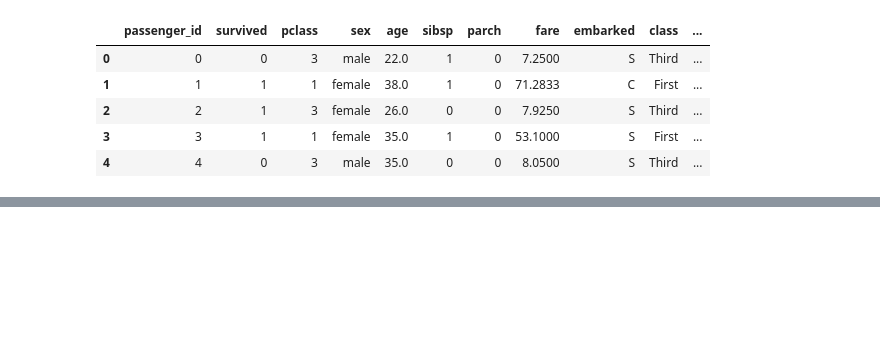
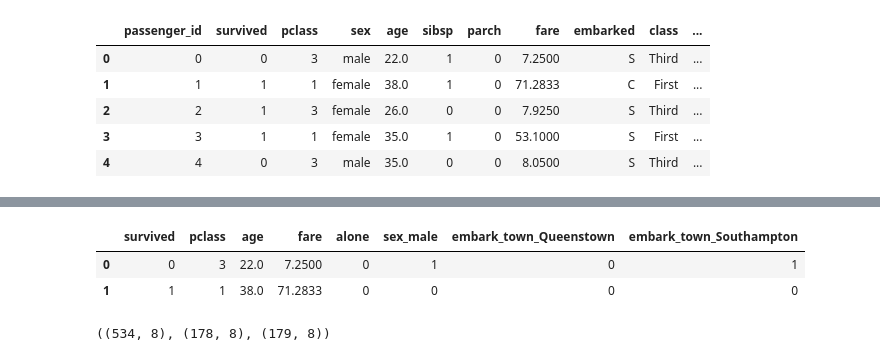
Before and after one commit to Larry-Holmes/classification-exercises, a Jupyter notebook: model.ipynb, the cells around one changed output, grey strips where cells are left out. Drawn from its saved outputs; the diff is of its cells as text; code cells hidden in the pictures; blank space fills up the shorter version.

```diff
--- a/model.ipynb
+++ b/model.ipynb
@@ -764,0 +892,13 @@ df
+# %%
+titanic3 = acquire.get_titanic_data()
+# %%
+titanic3 = prepare.prep_titanic(titanic3)
+# %%
+titanic3['age'] = titanic3.age.fillna(value = 24)
+# %%
+titanic3 = titanic3.drop(columns = ['sibsp', 'parch'])
+titanic3.head(2)
+# %% [output]
+|  | survived | pclass | age | fare | alone | sex_male | embark_town_Queenstown | embark_town_Southampton |
+| 0 | 0 | 3 | 22.0 | 7.2500 | 0 | 1 | 0 | 1 |
+| 1 | 1 | 1 | 38.0 | 71.2833 | 0 | 0 | 0 | 0 |
@@ -764,0 +907,4 @@ df
+# %%
+train3.shape, validate3.shape, test3.shape
+# %% [output]
+((534, 8), (178, 8), (179, 8))
```
Also changed, not shown: parts of 139 cells of this notebook.
